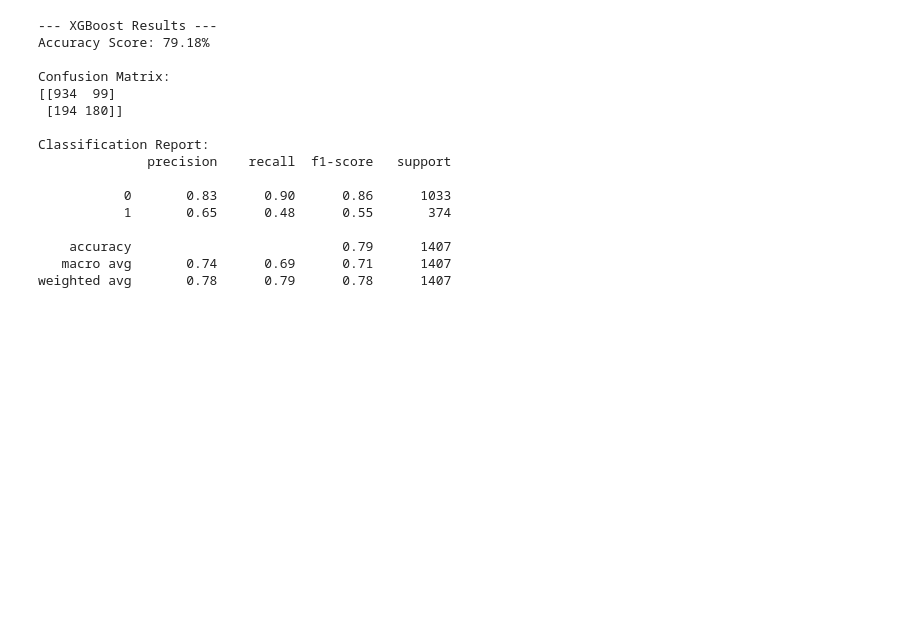
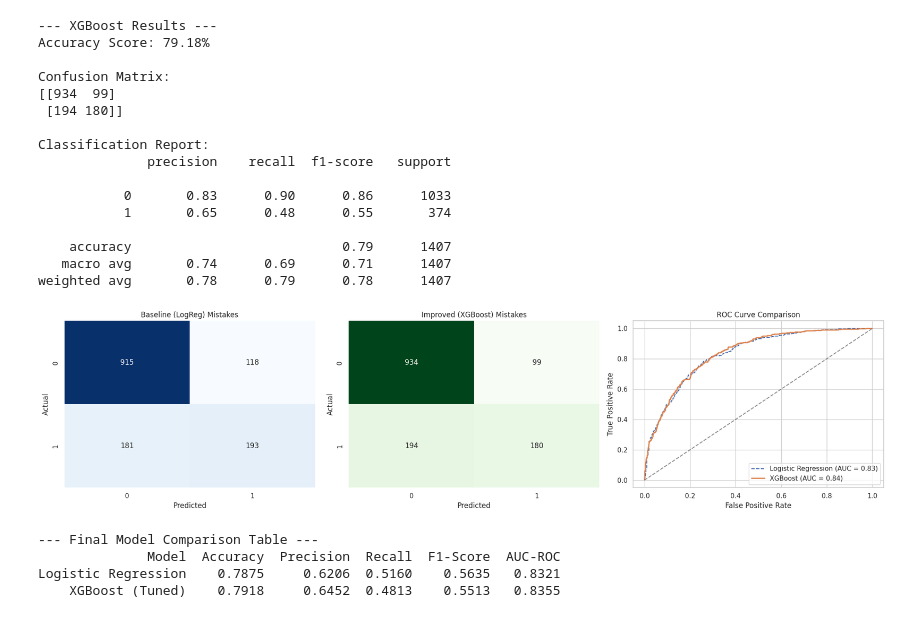
Before and after one commit to GurKalra/Telco-Churn-ICSSR, a Jupyter notebook: churn_analysis.ipynb, the cells around one changed output. Saved outputs shown, nothing was run; the diff lists cells and outputs as text; code cells hidden in the pictures; blank space fills up the shorter version.

Commit message:
Added Error Comparison

```diff
--- a/churn_analysis.ipynb
+++ b/churn_analysis.ipynb
@@ -185,3 +185,65 @@ Classification Report:
     accuracy                           0.79      1407
    macro avg       0.74      0.69      0.71      1407
 weighted avg       0.78      0.79      0.78      1407
+# %%
+import pandas as pd
+import matplotlib.pyplot as plt
+import seaborn as sns
+from sklearn.metrics import accuracy_score, precision_score, recall_score, f1_score, roc_auc_score, roc_curve, confusion_matrix
+
+# getting all metrics
+def get_metrics(y_true, y_pred, y_prob, model_name):
+    return {
+        'Model': model_name,
+        'Accuracy': accuracy_score(y_true, y_pred),
+        'Precision': precision_score(y_true, y_pred),
+        'Recall': recall_score(y_true, y_pred),
+        'F1-Score': f1_score(y_true, y_pred),
+        'AUC-ROC': roc_auc_score(y_true, y_prob)
+    }
+
+# Get probabilities for ROC curve
+y_prob_lr = model_lr.predict_proba(X_test)[:, 1]
+y_prob_xgb = model_xbg_tuned.predict_proba(X_test)[:, 1]
+
+# Creating the Comparison Table
+metrics_lr = get_metrics(y_test, y_pred_lr, y_prob_lr, "Logistic Regression")
+metrics_xgb = get_metrics(y_test, y_pred_xgb, y_prob_xgb, "XGBoost (Tuned)")
+df_compare = pd.DataFrame([metrics_lr, metrics_xgb])
+
+# Plotting
+fig, axes = plt.subplots(1, 3, figsize=(20, 5))
+
+# Plot A: Confusion Matrix (Baseline)
+sns.heatmap(confusion_matrix(y_test, y_pred_lr), annot=True, fmt='d', cmap='Blues', ax=axes[0], cbar=False)
+axes[0].set_title('Baseline (LogReg) Mistakes')
+axes[0].set_xlabel('Predicted'); axes[0].set_ylabel('Actual')
+
+# Plot B: Confusion Matrix (Improved)
+sns.heatmap(confusion_matrix(y_test, y_pred_xgb), annot=True, fmt='d', cmap='Greens', ax=axes[1], cbar=False)
+axes[1].set_title('Improved (XGBoost) Mistakes')
+axes[1].set_xlabel('Predicted'); axes[1].set_ylabel('Actual')
+
+# Plot C: ROC Curve
+fpr_lr, tpr_lr, _ = roc_curve(y_test, y_prob_lr)
+fpr_xgb, tpr_xgb, _ = roc_curve(y_test, y_prob_xgb)
+
+axes[2].plot(fpr_lr, tpr_lr, label=f'Logistic Regression (AUC = {metrics_lr["AUC-ROC"]:.2f})', linestyle='--')
+axes[2].plot(fpr_xgb, tpr_xgb, label=f'XGBoost (AUC = {metrics_xgb["AUC-ROC"]:.2f})', linewidth=2)
+axes[2].plot([0, 1], [0, 1], 'k--', alpha=0.5)
+axes[2].set_title('ROC Curve Comparison')
+axes[2].set_xlabel('False Positive Rate'); axes[2].set_ylabel('True Positive Rate')
+axes[2].legend()
+
+plt.tight_layout()
+plt.show()
+
+# Final Table
+print("\n--- Final Model Comparison Table ---")
+print(df_compare.round(4).to_string(index=False))
+# %% [output]
+[figure, added]
+--- Final Model Comparison Table ---
+              Model  Accuracy  Precision  Recall  F1-Score  AUC-ROC
+Logistic Regression    0.7875     0.6206  0.5160    0.5635   0.8321
+    XGBoost (Tuned)    0.7918     0.6452  0.4813    0.5513   0.8355
```
